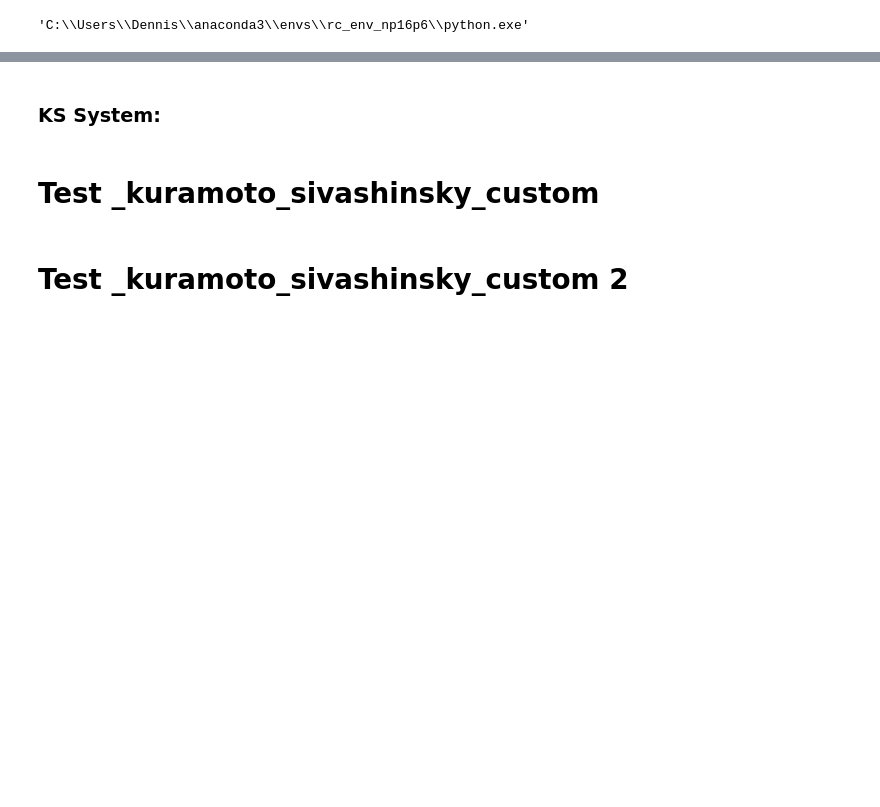
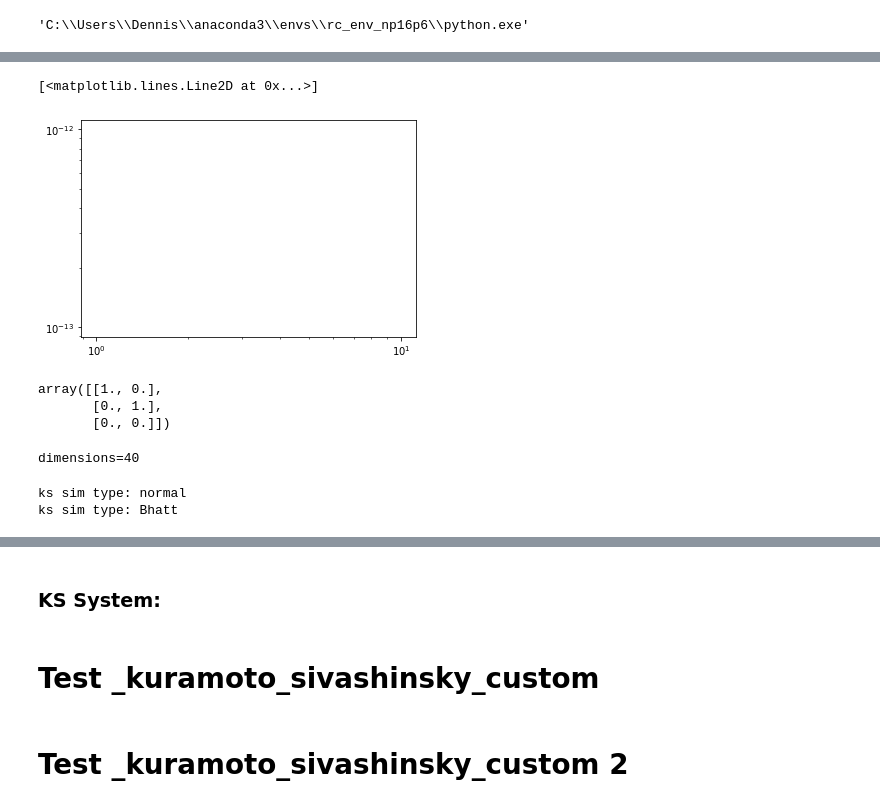
Before and after one commit to baurse/rescomp, a Jupyter notebook: bin/lyapunov_exponents_testing/Lyapunov Exponents_KS_test2.ipynb, the cells around one changed output, grey strips where cells are left out. Cells and saved outputs as stored; diff of their text form; code cells hidden in the pictures; blank space fills up the shorter version.

```diff
--- a/bin/lyapunov_exponents_testing/Lyapunov Exponents_KS_test2.ipynb
+++ b/bin/lyapunov_exponents_testing/Lyapunov Exponents_KS_test2.ipynb
@@ -606,0 +539,6 @@ plt.legend()
+# %%
+out.shape
+plt.loglog(out[0, :])
+# %% [output]
+[<matplotlib.lines.Line2D at 0x...>]
+[figure, added]
@@ -606,0 +556,6 @@ plt.legend()
+# %%
+np.eye(3, 2)
+# %% [output]
+array([[1., 0.],
+       [0., 1.],
+       [0., 0.]])
@@ -606,0 +565,54 @@ plt.legend()
+# %%
+np.random.seed(1)
+
+# PARAMETERS
+dt = 0.25
+N = 1000
+tau = 10000
+T = 2
+eps = 1e-12
+m = 1
+system_size = 22 # 12, 13.5, 22, 36, 60, 100
+
+# ratio_dim_to_L = 1.5
+# dimensions = int(system_size*ratio_dim_to_L)
+# if dimensions%2 == 1: # for the fft KS sims, the dimension has to be even
+#     dimensions += 1
+dimensions = 40
+print(f"dimensions={dimensions}")
+
+# dimensions = 39
+N_ens = 1
+
+KS_sims = ["normal", "Bhatt", "scipy", "scipy32", "scipy64", "numpy", "numpy32", "numpy64"]
+KS_sims = ["normal", "Bhatt"]
+# KS_sims = ["normal", "Bhatt", "scipy32"]
+# KS_sims = ["Bhatt", ]
+
+starting_points = np.random.randn(N_ens, dimensions)
+
+# LITERATURE VALUES:
+# lyapunov_exp_literature = [0.08, 0.056, 0.014, 0.003, -0.003, -0.004, -0.021, -0.088, -0.160, -0.224, -0.309, -0.373]
+lyapunov_exp_literature = LE_literature_dict[system_size]
+# %% [output]
+dimensions=40
+# %%
+results_LE_dev = {}
+ks_sim_dict = create_ks_sim_dict(dimensions, system_size)
+for key in KS_sims:
+    data_creation_function = ks_sim_dict[key]
+    print(f"ks sim type: {key}")
+    results = np.zeros((N_ens, N, m))
+    for i in range(N_ens):
+        starting_point = starting_points[i, :]
+        def f(x):
+            return data_creation_function(time_steps=2, dt=dt, starting_point=x)[-1]
+        out = rescomp.measures.iterator_based_lyapunov_spectrum(f, starting_point=starting_point,
+                                                                T=T, tau=tau, eps=eps,
+                                                                nr_steps=N, dt=dt, return_convergence=True,
+                                                                nr_of_lyapunovs=m)
+        results[i, :, :] = out[1]
+        results_LE_dev[key] = results
+# %% [output]
+ks sim type: normal
+ks sim type: Bhatt
```
Also changed, not shown: parts of 59 cells of this notebook.
